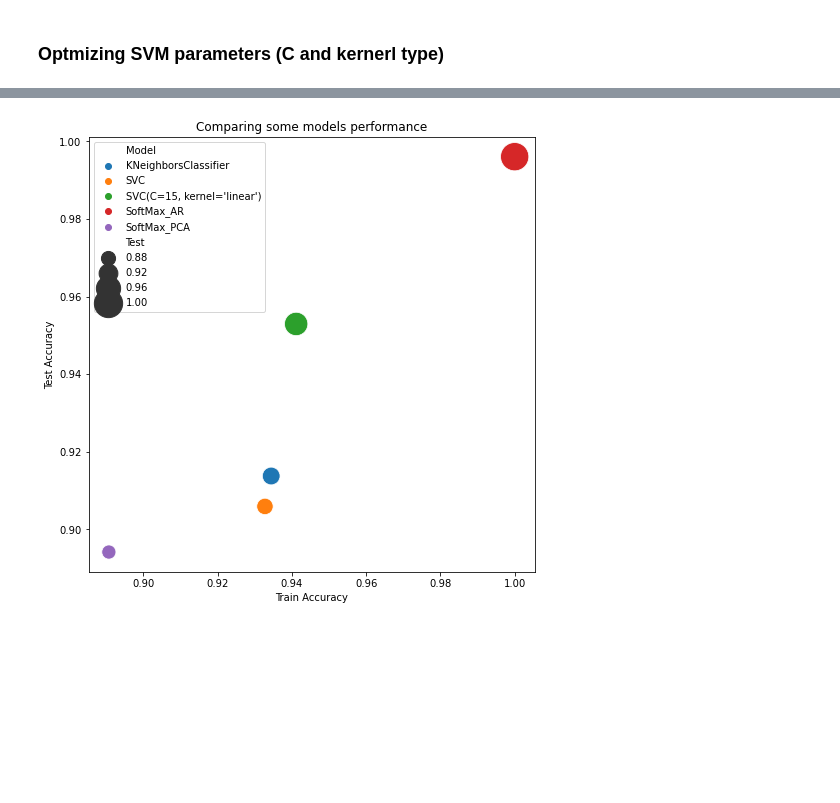
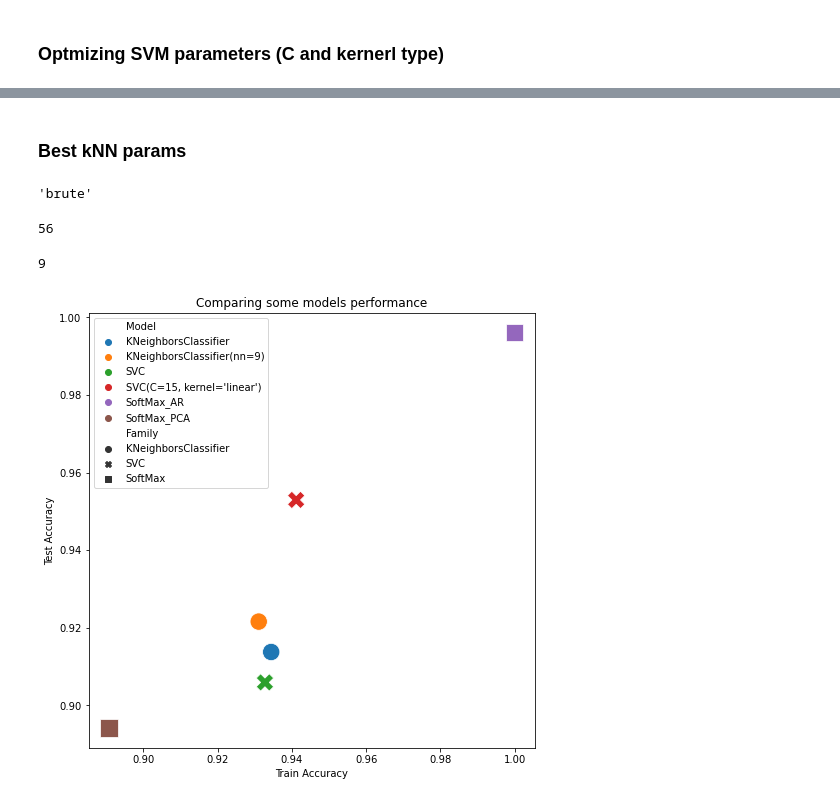
Before and after one commit to felipecostapereira/HIML, a Jupyter notebook: task_03_SVM_KNN.ipynb, the cells around one changed output, grey strips where cells are left out. Drawn from its saved outputs; the diff is of its cells as text; code cells hidden in the pictures; blank space fills up the shorter version.

```diff
--- a/task_03_SVM_KNN.ipynb
+++ b/task_03_SVM_KNN.ipynb
@@ -391,6 +392,7 @@ of models using cross-validation)
 3. Discuss how do they compare to the linear model
 # %%
 dfResults = pd.DataFrame({
+        'Family': ['SoftMax', 'SoftMax'],
         'Model': ['SoftMax_AR', 'SoftMax_PCA'],
         'Train': [accuracy_score(y_train, yPred1_train), accuracy_score(y_train, yPred2_train)],
         'Test': [accuracy_score(y_test, yPred1_test), accuracy_score(y_test, yPred2_test)]})
@@ -405,12 +407,13 @@ for i,model in enumerate([SVC(),KNeighborsClassifier()]):
     yPred_test = modelTrained.predict(X2_test)
 
     dfResults = dfResults.append(pd.DataFrame({
+        'Family': [modelDescription],
         'Model': [modelDescription],
         'Train': [accuracy_score(y_train, yPred_train)],
         'Test': [accuracy_score(y_test, yPred_test)]}))
 
 # unpivot dfResults in case of plotting graphs
-dfResultsPlot = dfResults.melt(id_vars='Model', value_name='Accuracy', var_name='Ensemble')
+dfResultsPlot = dfResults.melt(id_vars=['Family','Model'], value_name='Accuracy', var_name='Ensemble')
 
 ax = sns.catplot(x='Ensemble', y='Accuracy', col='Model', col_wrap=4, data=dfResultsPlot, kind="bar", height=5, aspect=.5);
 ax.set(ylim=(0.85, 1));
@@ -439,7 +442,7 @@ best_model = SVC()
 best_accTest = 0
 best_accTrain = 0
 
-for k in kernels:
+for k in tqdm(kernels):
     for c in cValues:
         modelTrained = SVC(C=c, kernel=k).fit(X2_train, y_train)
 
@@ -455,6 +458,7 @@ for k in kernels:
             best_accTest = accTest
 
 dfResults2 = dfResults.append(pd.DataFrame({
+    'Family': ["SVC"],
     'Model': [str(best_model)],
     'Train': [best_accTrain],
     'Test': [best_accTest]}))
@@ -470,0 +485,33 @@ dfResults2
+# %%
+algorithms = ['auto', 'ball_tree', 'kd_tree', 'brute']
+leaf_sizes = np.arange(20, 60, 4)
+nnValues = np.arange(1, 21, 2)
+
+best_model = KNeighborsClassifier()
+best_accTest = 0
+best_accTrain = 0
+
+for a in tqdm(algorithms):
+    for ls in leaf_sizes:
+        for nn in nnValues:
+            modelTrained = KNeighborsClassifier(n_neighbors=nn, leaf_size=ls, algorithm=a).fit(X2_train, y_train)
+
+            yPred_train = modelTrained.predict(X2_train)
+            yPred_test = modelTrained.predict(X2_test)
+
+            accTrain = accuracy_score(y_train, yPred_train)
+            accTest = accuracy_score(y_test, yPred_test)
+
+            if (accTest >= best_accTest):
+                best_model = modelTrained
+                best_accTrain = accTrain
+                best_accTest = accTest
+
+dfResults2 = dfResults2.append(pd.DataFrame({
+     'Family': ["KNeighborsClassifier"],
+    'Model': ["KNeighborsClassifier(nn=" + str(best_model.get_params().get('n_neighbors')) + ')'],
+    'Train': [best_accTrain],
+    'Test': [best_accTest]}))
+
+dfResults2 = dfResults2.sort_values(by=['Model'])
+dfResults2
@@ -471,8 +526,19 @@ dfResults2
+# %% [markdown]
+### Best kNN params
+# %%
+best_model.get_params().get('algorithm')
+best_model.get_params().get('leaf_size')
+best_model.get_params().get('n_neighbors')
+# %% [output]
+'brute'
+56
+9
 # %%
 plt.figure(figsize=(8,8))
-ax = sns.scatterplot(x="Train", y="Test", hue="Model", size="Test", sizes=(200, 800), data=dfResults2);
+ax = sns.scatterplot(x="Train", y="Test", hue="Model", style='Family', data=dfResults2, s=300);
+# ax = sns.scatterplot(x="Train", y="Test", hue="Model", size="Test", sizes=(200, 800), data=dfResults2);
 ax.set_xlabel('Train Accuracy');
 ax.set_ylabel('Test Accuracy');
 ax.set_title('Comparing some models performance');
 # %% [output]
-[figure, old version]
+[figure, new version]
```
Also changed, not shown: parts of 7 cells of this notebook.
